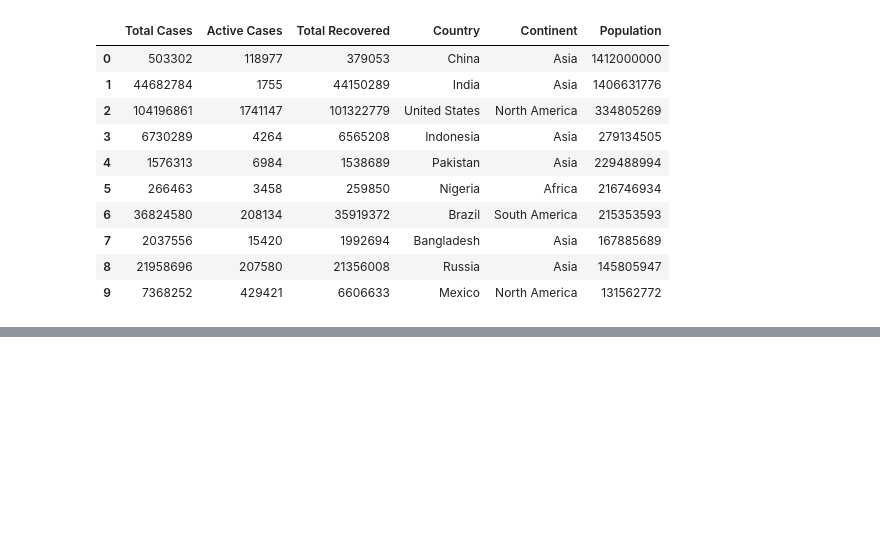
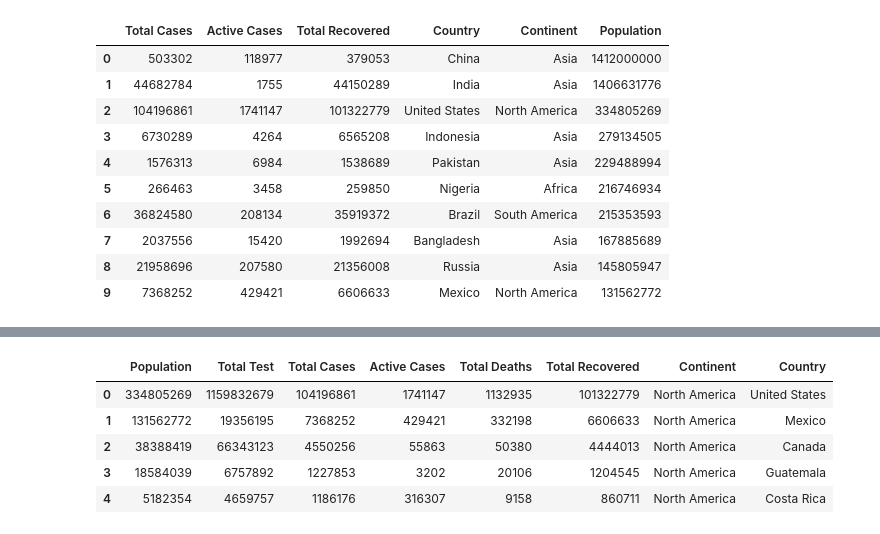
Before and after one commit to BootCamp24/project-3-group-05, a Jupyter notebook: data_engineering_eda/EDA.ipynb, the cells around one changed output, grey strips where cells are left out. Drawn from its saved outputs; the diff is of its cells as text; code cells hidden in the pictures; blank space fills up the shorter version.

```diff
--- a/data_engineering_eda/EDA.ipynb
+++ b/data_engineering_eda/EDA.ipynb
@@ -221,0 +254,41 @@ else:
+# %%
+# user inputs
+user_continent = 'North America'
+user_min_total_cases = 10000
+
+# switch on user_region
+if user_continent == 'All':
+    where_clause = "1=1"
+else:
+    where_clause = f"Continent = '{user_continent}'"
+
+query = f"""
+            SELECT
+                "Population",
+                "Total Test",
+                "Total Cases",
+                "Active Cases",
+                "Total Deaths",
+                "Total Recovered",
+                Continent,
+                Country
+
+            From
+                covid
+            Where
+                "Total Cases" >= {user_min_total_cases} AND
+               {where_clause}
+            Order by
+                "Total Cases" DESC;
+
+            """
+df_table = pd.read_sql(text(query), con=engine)
+df_table.head()
+# df3.info()
+# %% [output]
+|  | Population | Total Test | Total Cases | Active Cases | Total Deaths | Total Recovered | Continent | Country |
+| 0 | 334805269 | 1159832679 | 104196861 | 1741147 | 1132935 | 101322779 | North America | United States |
+| 1 | 131562772 | 19356195 | 7368252 | 429421 | 332198 | 6606633 | North America | Mexico |
+| 2 | 38388419 | 66343123 | 4550256 | 55863 | 50380 | 4444013 | North America | Canada |
+| 3 | 18584039 | 6757892 | 1227853 | 3202 | 20106 | 1204545 | North America | Guatemala |
+| 4 | 5182354 | 4659757 | 1186176 | 316307 | 9158 | 860711 | North America | Costa Rica |
```
Also changed, not shown: parts of 4 cells of this notebook, 9 other files.
